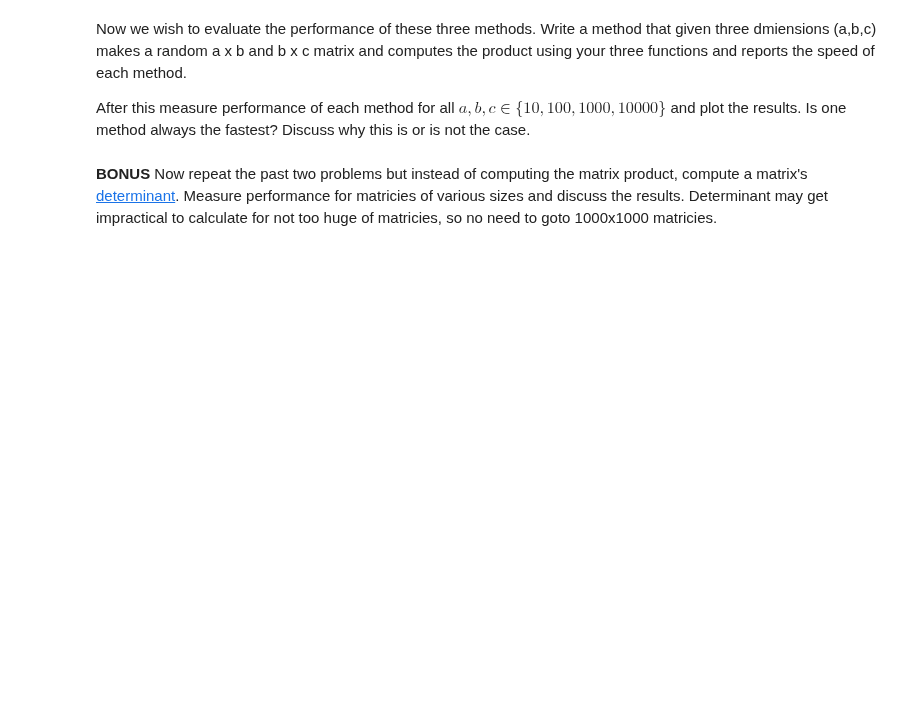
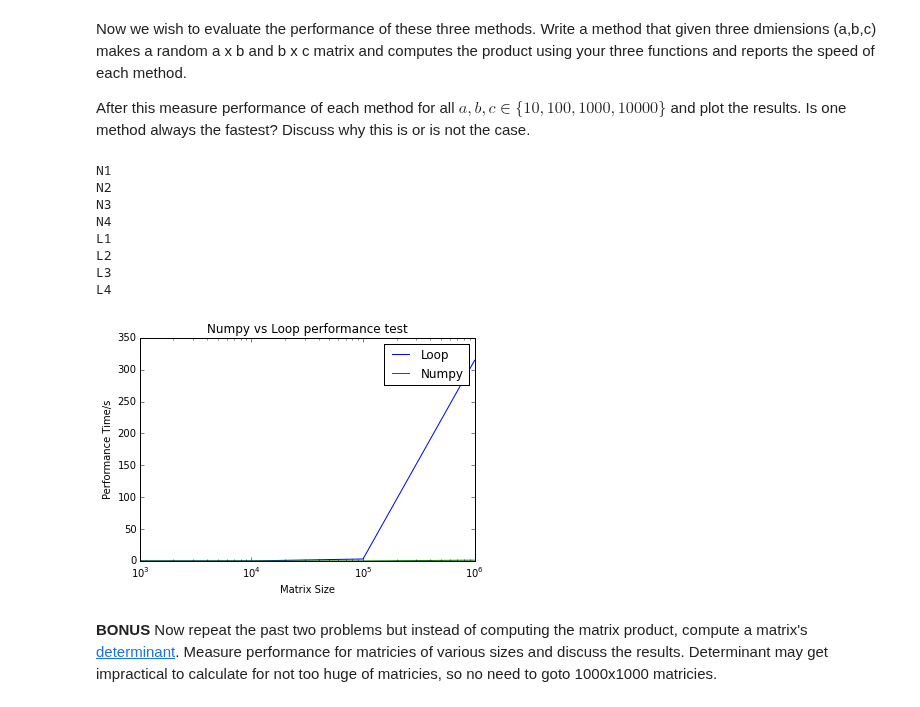
Before and after one commit to snazrul1/ssnazrul, a Jupyter notebook: DSE200/day_2_github_io_numpy_pandas/10_exercises.ipynb, the cells around one changed output. Drawn from its saved outputs; the diff is of its cells as text; code cells hidden in the pictures; blank space fills up the shorter version.

```diff
--- a/DSE200/day_2_github_io_numpy_pandas/10_exercises.ipynb
+++ b/DSE200/day_2_github_io_numpy_pandas/10_exercises.ipynb
@@ -89,6 +72,84 @@ print numpy_dot(A,B)
 Now we wish to evaluate the performance of these three methods.  Write a method that given three dmiensions (a,b,c) makes a random a x b and b x c matrix and computes the product using your three functions and reports the speed of each method.
 
 After this measure performance of each method for all $a,b,c \in \{10,100,1000,10000\}$ and plot the results.  Is one method always the fastest?  Discuss why this is or is not the case.
+# %%
+import numpy as np
+from random import randint
+import matplotlib.pyplot as plt
+import time
+
+def genRand(a,b,c):
+    '''Generate random matrix of x by x dimensions'''
+    mat1=[[randint(0,9) for i in range(a)] for i in range(b)]
+    mat2=[[randint(0,9) for i in range(b)] for i in range(c)]
+    return mat1, mat2
+
+loopTime=[]
+numpyTime=[]
+
+#Numpy calculations
+numpyTime.append(time.time())
+print 'N1'
+A,B=genRand(10,10,10)
+numpy_dot(A,B)
+numpyTime.append(time.time())
+print 'N2'
+A,B=genRand(10,100,10)
+numpy_dot(A,B)
+numpyTime.append(time.time())
+print 'N3'
+A,B=genRand(10,1000,10)
+numpy_dot(A,B)
+numpyTime.append(time.time())
+print 'N4'
+A,B=genRand(10,10000,10)
+numpy_dot(A,B)
+numpyTime.append(time.time())
+numpyTime=np.diff(numpyTime)
+
+#Loop calculations
+loopTime.append(time.time())
+print 'L1'
+A,B=genRand(10,10,10)
+loop_dot(A,B)
+loopTime.append(time.time())
+print 'L2'
+A,B=genRand(10,100,10)
+loop_dot(A,B)
+loopTime.append(time.time())
+print 'L3'
+A,B=genRand(10,1000,10)
+loop_dot(A,B)
+loopTime.append(time.time())
+print 'L4'
+A,B=genRand(10,10000,10)
+loop_dot(A,B)
+loopTime.append(time.time())
+loopTime=np.diff(loopTime)
+
+#Matrix size
+matSize=[1e3,1e4,1e5,1e6]
+
+#Generate plot
+%matplotlib inline
+plt.plot(matSize,loopTime)
+plt.plot(matSize,numpyTime)
+plt.xscale('log')
+plt.legend(['Loop','Numpy'])
+plt.xlabel('Matrix Size')
+plt.ylabel('Performance Time/s')
+plt.title('Numpy vs Loop performance test')
+plt.show()
+# %% [output]
+N1
+N2
+N3
+N4
+L1
+L2
+L3
+L4
+[figure, added]
 # %% [markdown]
 **BONUS** Now repeat the past two problems but instead of computing the matrix product, compute a matrix's [determinant](http://en.wikipedia.org/wiki/Determinant).  Measure performance for matricies of various sizes and discuss the results.  Determinant may get impractical to calculate for not too huge of matricies, so no need to goto 1000x1000 matricies.
 # %% [markdown]
```
Also changed, not shown: parts of 5 cells of this notebook.
